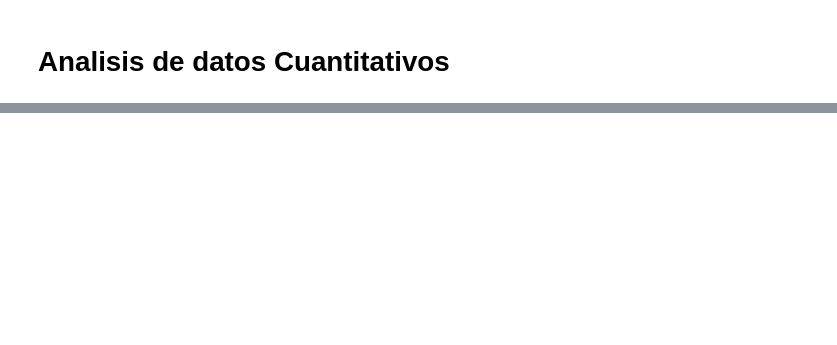
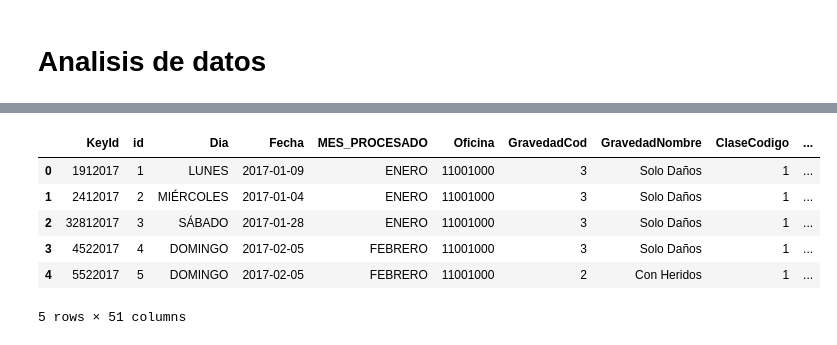
Before and after one commit to mateovlz/dsSeverityAccidents, a Jupyter notebook: Treatment.ipynb, the cells around one changed output, grey strips where cells are left out. Cells and saved outputs as stored; diff of their text form; code cells hidden in the pictures; blank space fills up the shorter version.

```diff
--- a/Treatment.ipynb
+++ b/Treatment.ipynb
@@ -32,5 +33,5 @@ df2017AC.head()
 # %% [markdown]
-# Analisis de datos Cuantitativos
+# Analisis de datos
 # %%
 df2017AC.describe()
 # %% [output]
@@ -43,3 +44,24 @@ df2017AC.describe()
 | 50% | 17585.50000 | 11001000.0 | 3.000000 | 1.000000 | 1.000000 | 3.000000 | 4.000000 | 0.000000 | ... |
 | 75% | 26377.75000 | 11001000.0 | 3.000000 | 1.000000 | 1.000000 | 9.000000 | 4.000000 | 0.000000 | ... |
 | max | 35170.00000 | 11001000.0 | 3.000000 | 7.000000 | 5.000000 | 10.000000 | 4.000000 | 741275.000000 | ... |
+# %%
+df2017AcAdCo = df2017AC
+lskeys = []
+for index, row in df2017AC.iterrows():
+    fecha = row['Fecha']
+    fechaDate = fecha.to_pydatetime()
+    keyid = str(row['id']) + str(fechaDate.day) + str(fechaDate.month) + str(fechaDate.year)
+    lskeys.append(int(keyid))
+
+#df2017AC['KeId'] = lskeys
+df2017AcAdCo.insert(0,"KeyId", lskeys)
+# %%
+df2017AcAdCo.head()
+# %% [output]
+|  | KeyId | id | Dia | Fecha | MES_PROCESADO | Oficina | GravedadCod | GravedadNombre | ClaseCodigo | ... |
+| 0 | 1912017 | 1 | LUNES | 2017-01-09 | ENERO | 11001000 | 3 | Solo Daños | 1 | ... |
+| 1 | 2412017 | 2 | MIÉRCOLES | 2017-01-04 | ENERO | 11001000 | 3 | Solo Daños | 1 | ... |
+| 2 | 32812017 | 3 | SÁBADO | 2017-01-28 | ENERO | 11001000 | 3 | Solo Daños | 1 | ... |
+| 3 | 4522017 | 4 | DOMINGO | 2017-02-05 | FEBRERO | 11001000 | 3 | Solo Daños | 1 | ... |
+| 4 | 5522017 | 5 | DOMINGO | 2017-02-05 | FEBRERO | 11001000 | 2 | Con Heridos | 1 | ... |
+5 rows × 51 columns
```
Also changed, not shown: parts of 10 cells of this notebook.
